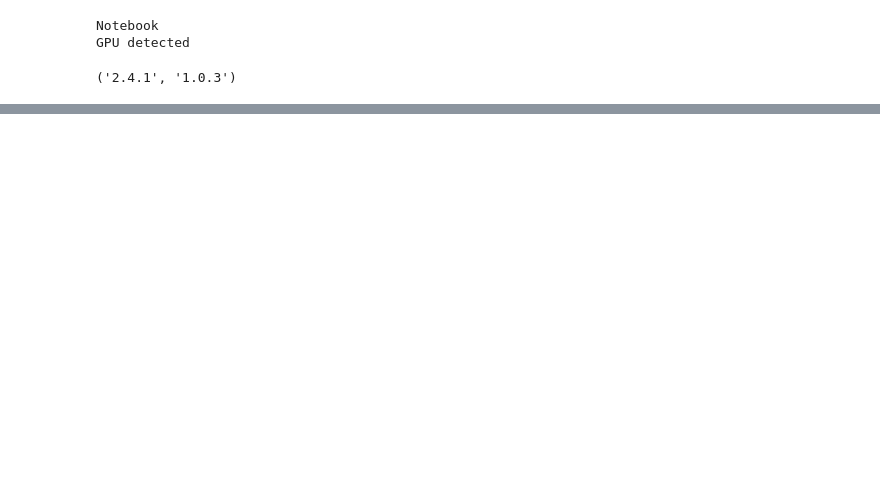
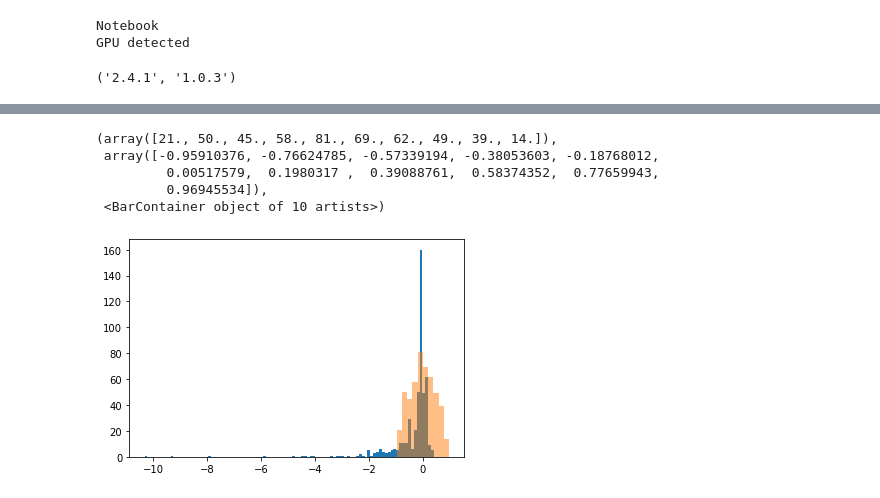
Before and after one commit to astrockragh/IceCube, a Jupyter notebook: TrainGAT.ipynb, the cells around one changed output, grey strips where cells are left out. Cells and saved outputs as stored; diff of their text form; code cells hidden in the pictures; blank space fills up the shorter version.

```diff
--- a/TrainGAT.ipynb
+++ b/TrainGAT.ipynb
@@ -348,0 +387,10 @@ KeyboardInterrupt:
+# %%
+plt.hist(predictions[:,1].numpy(), bins=100)
+plt.hist(targets[:,1], bins=10, alpha=0.5)
+# %% [output]
+(array([21., 50., 45., 58., 81., 69., 62., 49., 39., 14.]),
+ array([-0.95910376, -0.76624785, -0.57339194, -0.38053603, -0.18768012,
+         0.00517579,  0.1980317 ,  0.39088761,  0.58374352,  0.77659943,
+         0.96945534]),
+ <BarContainer object of 10 artists>)
+[figure, added]
```
Also changed, not shown: parts of 10 cells of this notebook, 11 other files.
